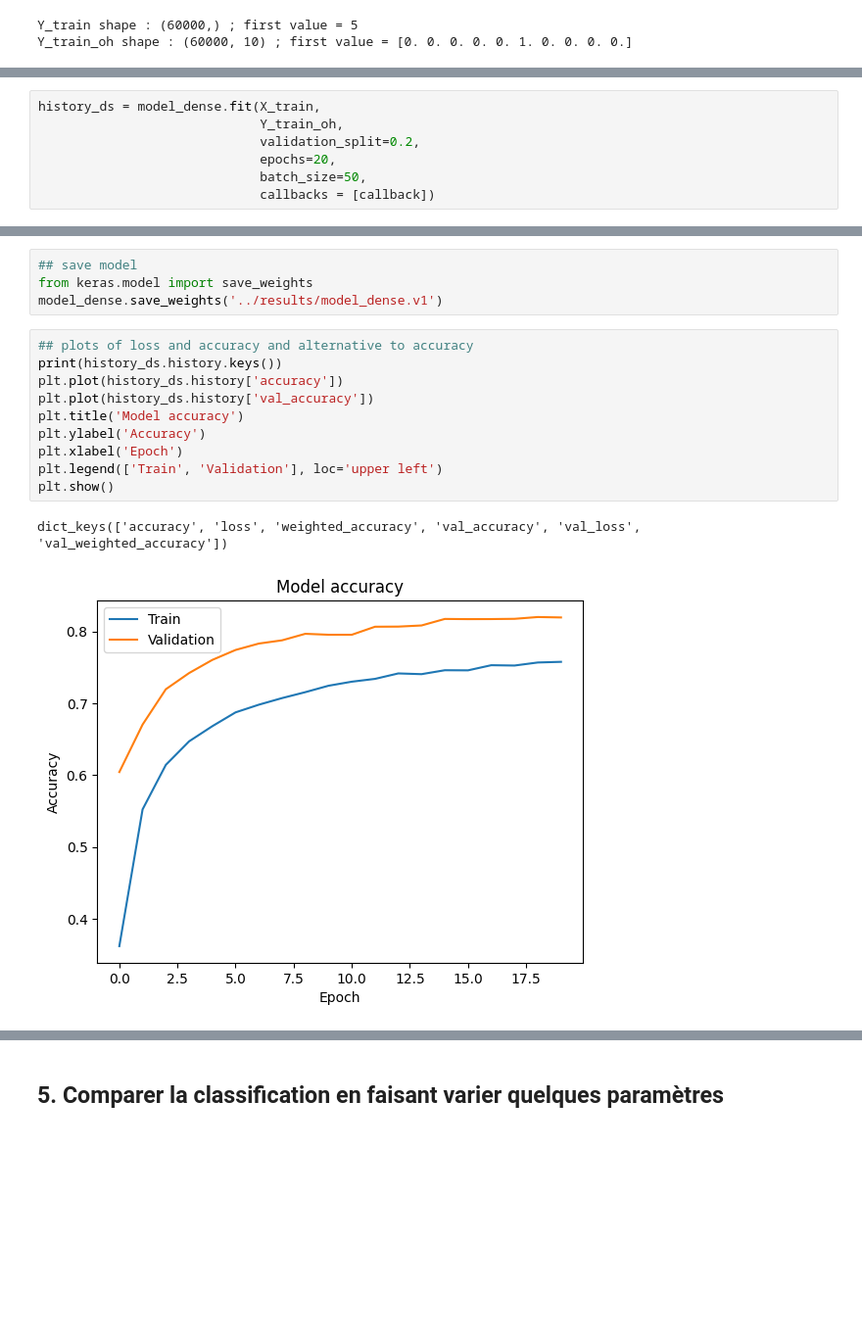
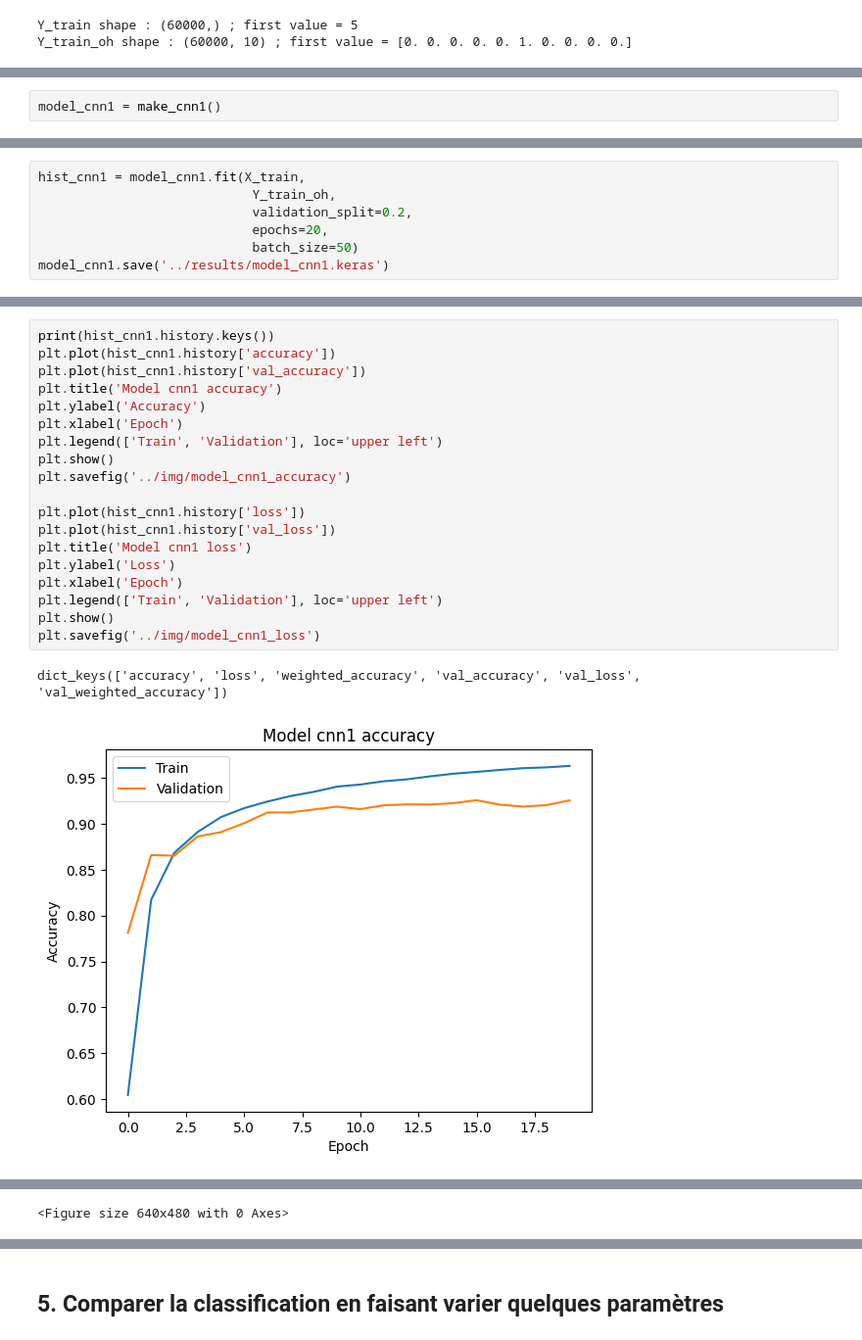
Before and after one commit to StudiousPillow/projet_cours_MNIST, a Jupyter notebook: src/MNIST.ipynb, the cells around one changed output, grey strips where cells are left out. Shown at 98% size. Saved outputs shown, nothing was run; the diff lists cells and outputs as text; blank space fills up the shorter version.

```diff
--- a/src/MNIST.ipynb
+++ b/src/MNIST.ipynb
@@ -134,0 +233,2 @@ None
+# %%
+model_cnn1 = make_cnn1()
@@ -135,9 +260,9 @@ None
 # %%
-history_ds = model_dense.fit(X_train,
-                             Y_train_oh,
-                             validation_split=0.2,
-                             epochs=20,
-                             batch_size=50,
-                             callbacks = [callback])
+hist_cnn1 = model_cnn1.fit(X_train,
+                            Y_train_oh,
+                            validation_split=0.2,
+                            epochs=20,
+                            batch_size=50)
+model_cnn1.save('../results/model_cnn1.keras')
 # %% [output]
 Epoch 1/20
@@ -160,17 +285,22 @@ Epoch 20/20
-# %%
-## save model
-from keras.model import save_weights
-model_dense.save_weights('../results/model_dense.v1')
 # %%
-## plots of loss and accuracy and alternative to accuracy
-print(history_ds.history.keys())
-plt.plot(history_ds.history['accuracy'])
-plt.plot(history_ds.history['val_accuracy'])
-plt.title('Model accuracy')
+print(hist_cnn1.history.keys())
+plt.plot(hist_cnn1.history['accuracy'])
+plt.plot(hist_cnn1.history['val_accuracy'])
+plt.title('Model cnn1 accuracy')
 plt.ylabel('Accuracy')
 plt.xlabel('Epoch')
 plt.legend(['Train', 'Validation'], loc='upper left')
 plt.show()
+plt.savefig('../img/model_cnn1_accuracy')
+
+plt.plot(hist_cnn1.history['loss'])
+plt.plot(hist_cnn1.history['val_loss'])
+plt.title('Model cnn1 loss')
+plt.ylabel('Loss')
+plt.xlabel('Epoch')
+plt.legend(['Train', 'Validation'], loc='upper left')
+plt.show()
+plt.savefig('../img/model_cnn1_loss')
 # %% [output]
 dict_keys(['accuracy', 'loss', 'weighted_accuracy', 'val_accuracy', 'val_loss', 'val_weighted_accuracy'])
-[figure, old version]
+[figure, new version]
@@ -176,0 +308 @@ dict_keys(['accuracy', 'loss', 'weighted_accuracy', 'val_accuracy', 'val_loss',
+<Figure size 640x480 with 0 Axes>
```
Also changed, not shown: parts of 51 cells of this notebook, 3 other files.
